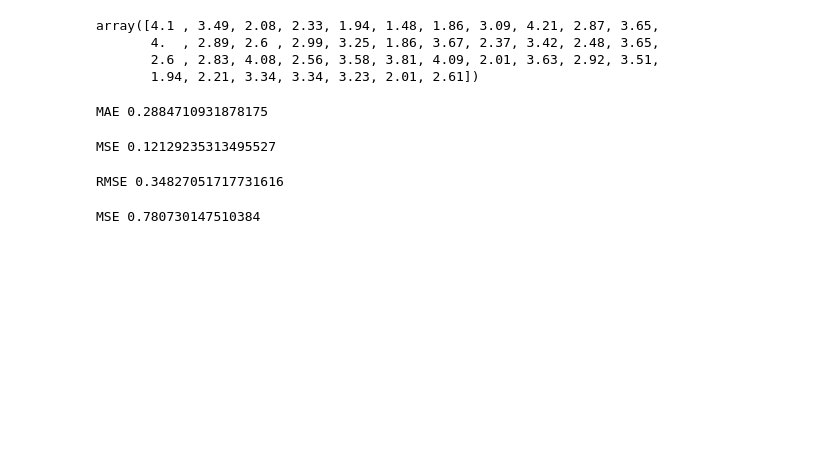
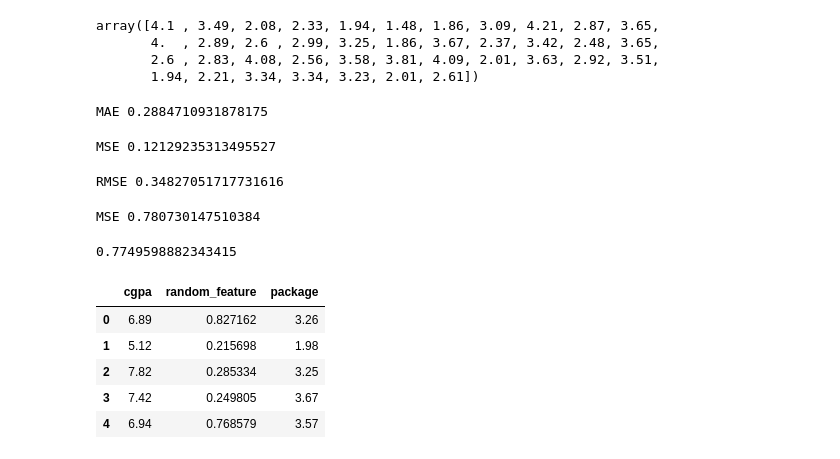
Before and after one commit to ipartzix/AI-ML-ENGINEERING-JOURNEY, a Jupyter notebook: 03_Machine_Learning/03_ML_Algorithms/01_Linear_Models/ Regression_Metrics.ipynb, the cells around one changed output. Saved outputs shown, nothing was run; the diff lists cells and outputs as text; code cells hidden in the pictures; blank space fills up the shorter version.

```diff
--- a/03_Machine_Learning/03_ML_Algorithms/01_Linear_Models/ Regression_Metrics.ipynb
+++ b/03_Machine_Learning/03_ML_Algorithms/01_Linear_Models/ Regression_Metrics.ipynb
@@ -91,0 +95,17 @@ MSE 0.780730147510384
+# %%
+1 - ((1-r2)*(40-1)/(40-1-1))
+# %% [output]
+0.7749598882343415
+# %%
+new_df1 = df.copy()
+new_df1['random_feature'] = np.random.random(200)
+
+new_df1 = new_df1[['cgpa','random_feature','package']]
+new_df1.head()
+# %% [output]
+|  | cgpa | random_feature | package |
+| 0 | 6.89 | 0.827162 | 3.26 |
+| 1 | 5.12 | 0.215698 | 1.98 |
+| 2 | 7.82 | 0.285334 | 3.25 |
+| 3 | 7.42 | 0.249805 | 3.67 |
+| 4 | 6.94 | 0.768579 | 3.57 |
```
Also changed, not shown: parts of 2 cells of this notebook.
